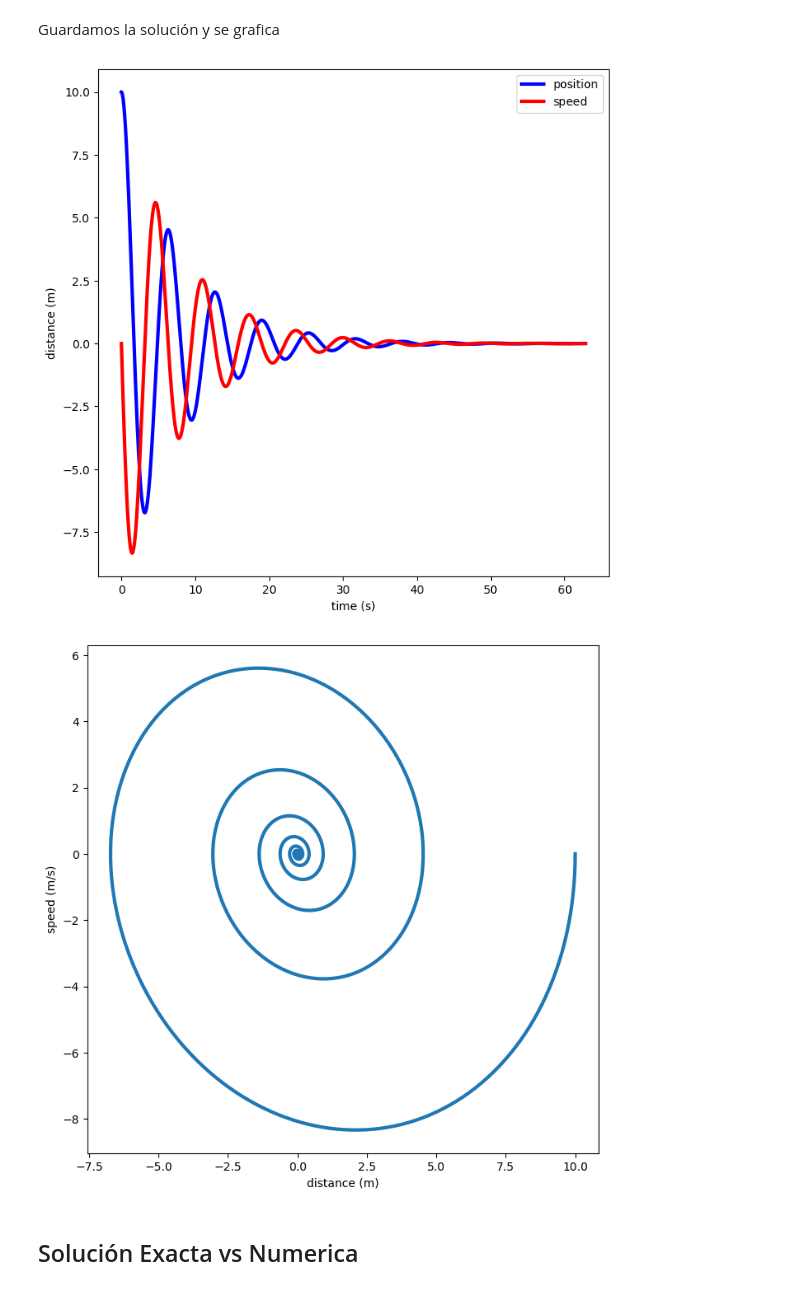
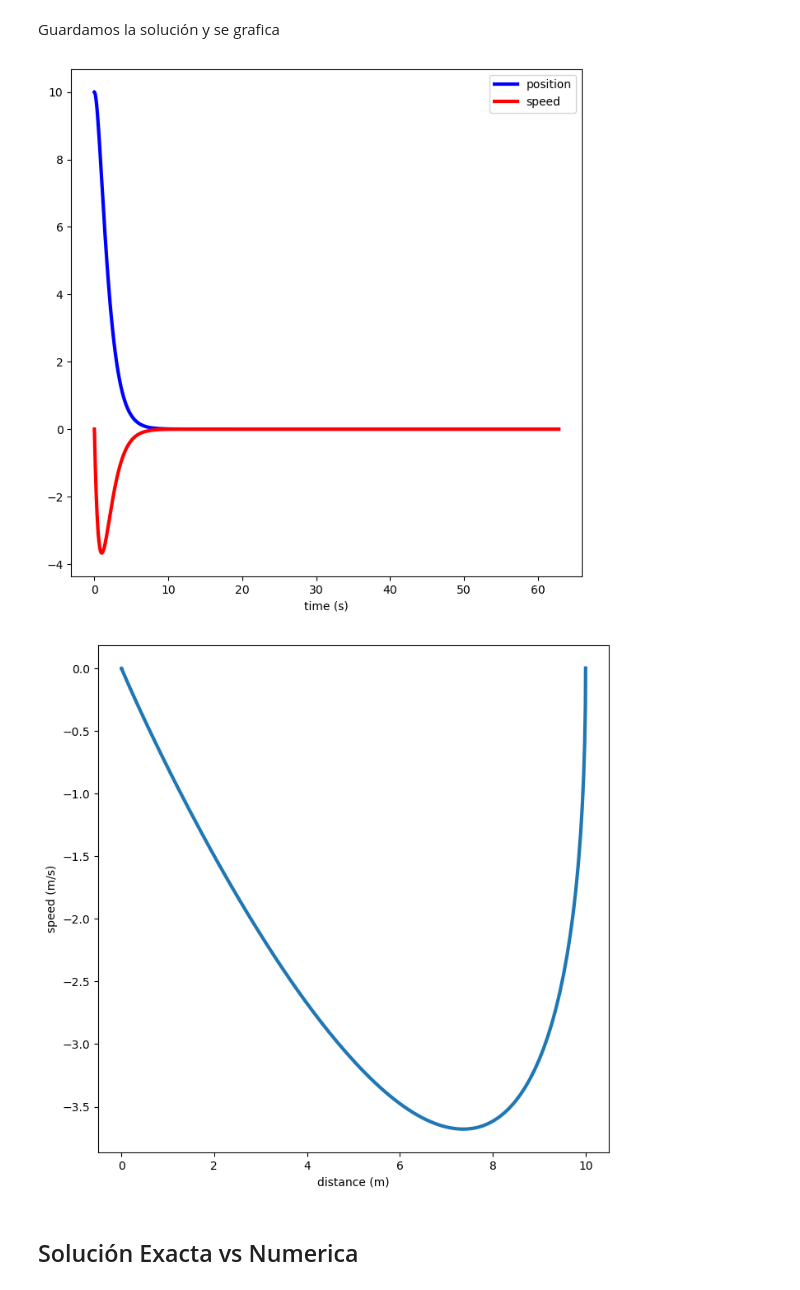
Before and after one commit to TheLightBringer616/Canal-Youtube, a Jupyter notebook: Mecanica_Clasica/Oscilador_Armonico_Amortiguado.ipynb, the cells around one changed output. Drawn from its saved outputs; the diff is of its cells as text; code cells hidden in the pictures.

```diff
--- a/Mecanica_Clasica/Oscilador_Armonico_Amortiguado.ipynb
+++ b/Mecanica_Clasica/Oscilador_Armonico_Amortiguado.ipynb
@@ -110,17 +119,15 @@ Además, si se tiene que hay sub-amortiguamiento hay que tomar la parte real de
 # %%
 mn = 2
 kn = 2
-bn = 0.5
+bn = np.sqrt(4*kn*mn)
 
 if bn**2 == 4*kn*mn:
 
-    x_explicit = smp.limit(x_explicit, b, smp.sqrt(4*k*m))
+    x_explicit = smp.limit(x_explicit, b, smp.sqrt(4*k*m), '+-')
     x_explicit = x_explicit.subs([
         [m, mn],
         [k, kn]
     ])
-
-    d1_x_explicit = smp.diff(x_explicit, t)
 
 elif bn**2 > 4*kn*mn:
 
@@ -130,8 +137,6 @@ elif bn**2 > 4*kn*mn:
         [b, bn]
     ])
 
-    d1_x_explicit = smp.diff(x_explicit, t)
-
 elif bn**2 < 4*kn*mn:
 
     x_explicit = x_explicit.subs([
@@ -139,8 +144,6 @@ elif bn**2 < 4*kn*mn:
         [k, kn],
         [b, bn]
     ]).as_real_imag()[0]
-
-    d1_x_explicit = smp.diff(x_explicit, t)
 # %%
 x_explicit = x_explicit.simplify(force=True)
 x_explicit
@@ -200,6 +205,6 @@ t = smp.symbols('t', positive=True)
 # %% [markdown]
 Despejamos la segunda derivada de $\ddot{x}$
 # %%
-d2_x_explicit = smp.solve(Eq, d2_x)[0]
+d2_x_explicit = smp.solve([Eq], [d2_x])[d2_x]
 d2_x_explicit
 # %% [output]
@@ -248,14 +261,15 @@ x_sol_numeric = sol.y[0]
 d1_x_sol_numeric = sol.y[1]
 # %%
 plt.figure(figsize=(8, 8))
+
 plt.plot(t, x_sol_numeric, lw=3, c='blue', label='position')
 plt.plot(t, d1_x_sol_numeric, lw=3, c='red', label='speed')
+
 plt.xlabel('time (s)')
-plt.ylabel('distance (m)')
 plt.legend()
 plt.show()
 # %% [output]
-[figure, old version]
+[figure, new version]
 # %%
 plt.figure(figsize=(8, 8))
 plt.plot(x_sol_numeric, d1_x_sol_numeric, lw=3)
@@ -263,7 +277,7 @@ plt.xlabel('distance (m)')
 plt.ylabel('speed (m/s)')
 plt.show()
 # %% [output]
-[figure, old version]
+[figure, new version]
 # %% [markdown]
 ## Solución Exacta vs Numerica
 # %%
```
Also changed, not shown: parts of 15 cells of this notebook, 1 other file.
